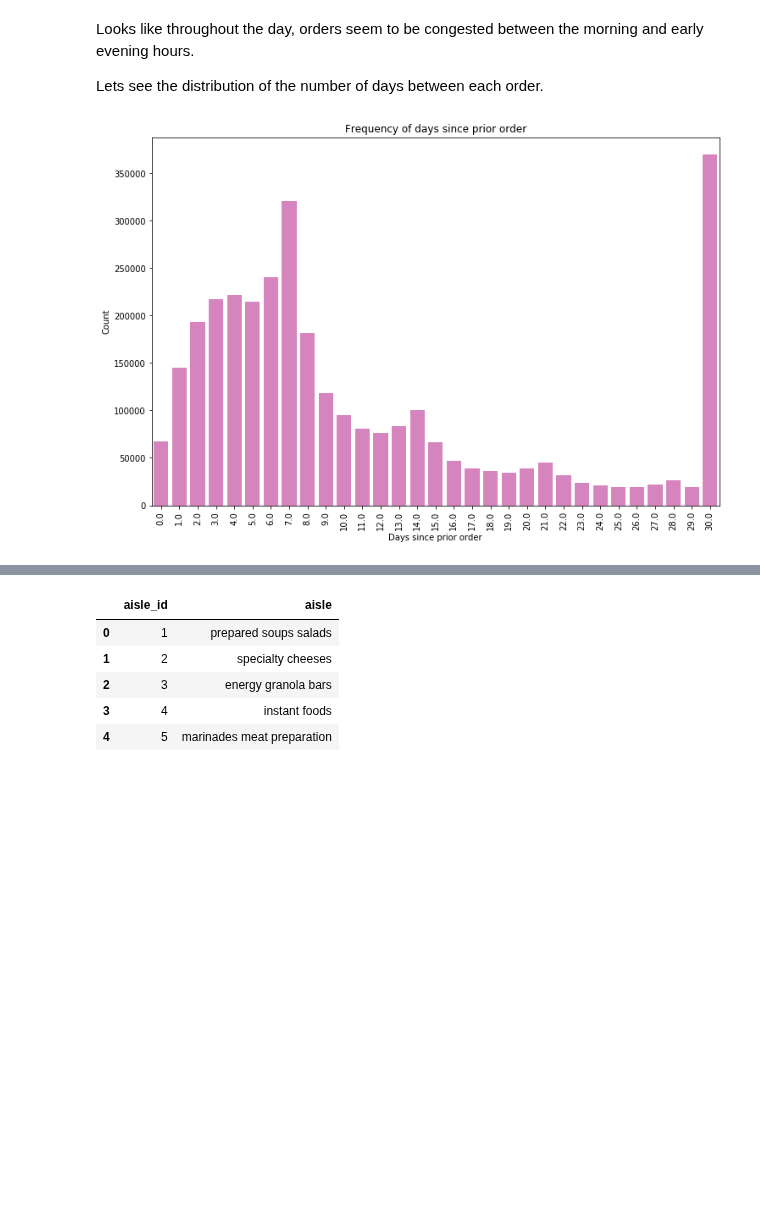
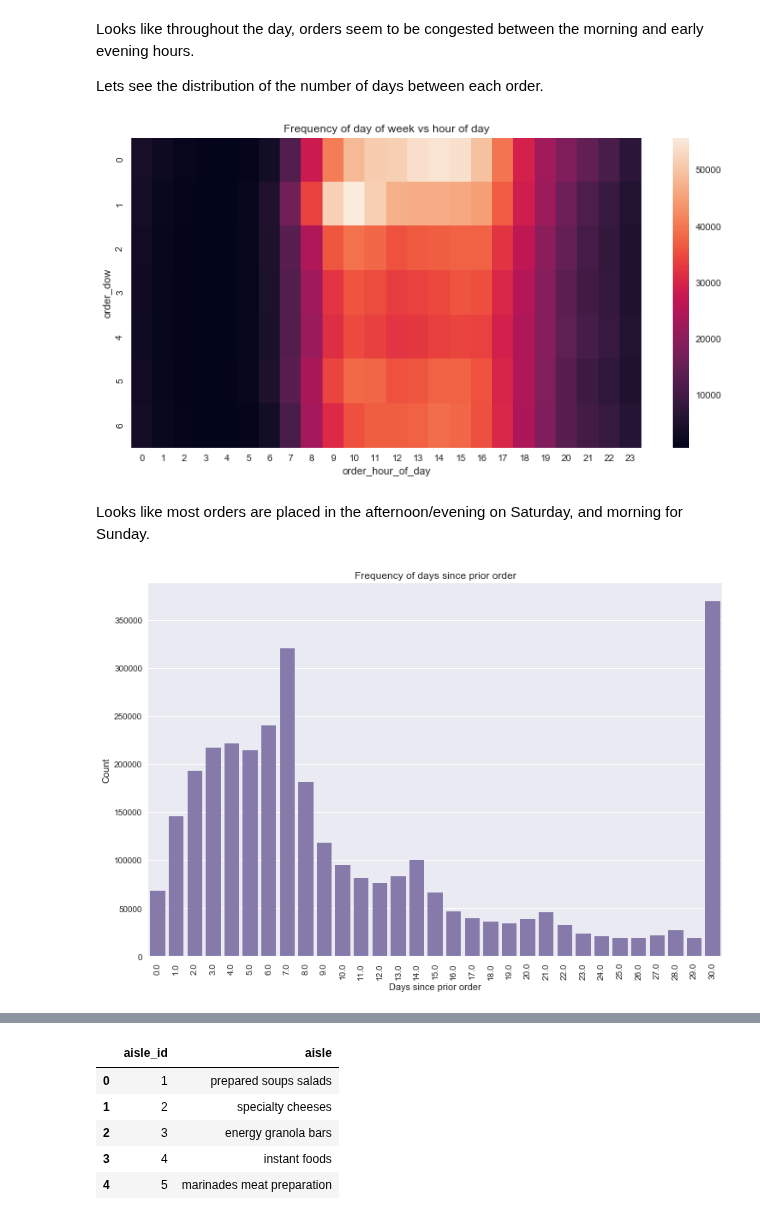
Before and after one commit to Edwardp17/Kaggle, a Jupyter notebook: instacart/instacart.ipynb, the cells around one changed output, grey strips where cells are left out. Cells and saved outputs as stored; diff of their text form; code cells hidden in the pictures; blank space fills up the shorter version.

```diff
--- a/instacart/instacart.ipynb
+++ b/instacart/instacart.ipynb
@@ -121,14 +121,26 @@ plt.show()
 Looks like throughout the day, orders seem to be congested between the morning and early evening hours.
 
 Lets see the distribution of the number of days between each order.
+# %%
+grouped_df = orders_df.groupby(["order_dow", "order_hour_of_day"])["order_number"].aggregate("count").reset_index()
+grouped_df = grouped_df.pivot('order_dow', 'order_hour_of_day', 'order_number')
+# %%
+plt.figure(figsize=(12,6))
+sns.heatmap(grouped_df)
+plt.title('Frequency of day of week vs hour of day')
+plt.show()
+# %% [output]
+[figure, added]
+# %% [markdown]
+Looks like most orders are placed in the afternoon/evening on Saturday, and morning for Sunday.
 # %%
 plt.figure(figsize=(12,8))
-sns.countplot(x='days_since_prior_order',data=orders_df,color=color[6])
+sns.countplot(x='days_since_prior_order',data=orders_df,color=color[3])
 plt.ylabel('Count')
 plt.xlabel('Days since prior order')
 plt.xticks(rotation='vertical')
 plt.title('Frequency of days since prior order')
 plt.show()
 # %% [output]
-[figure, old version]
+[figure, new version]
 # %% [markdown]
```
Also changed, not shown: parts of 54 cells of this notebook.
